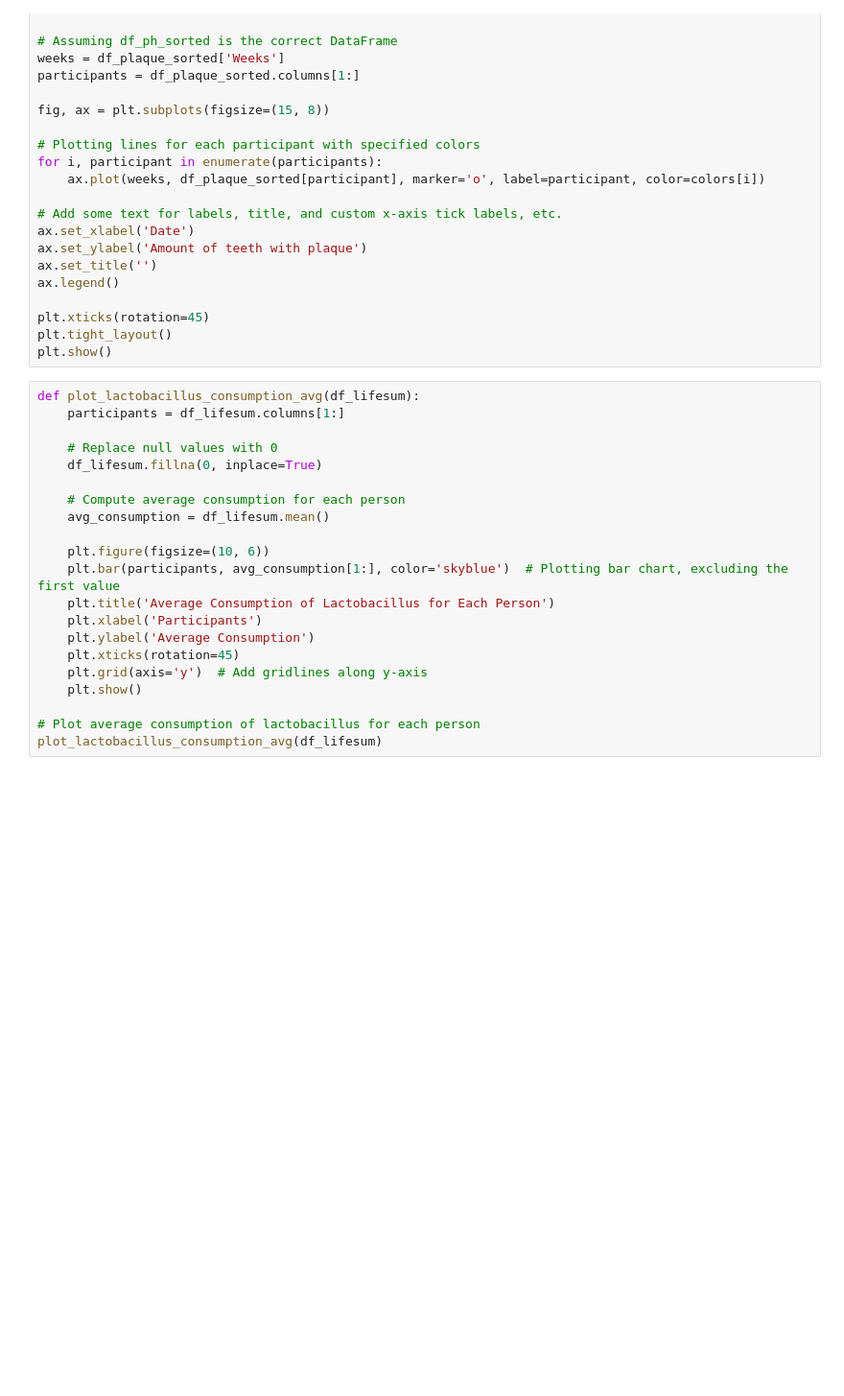
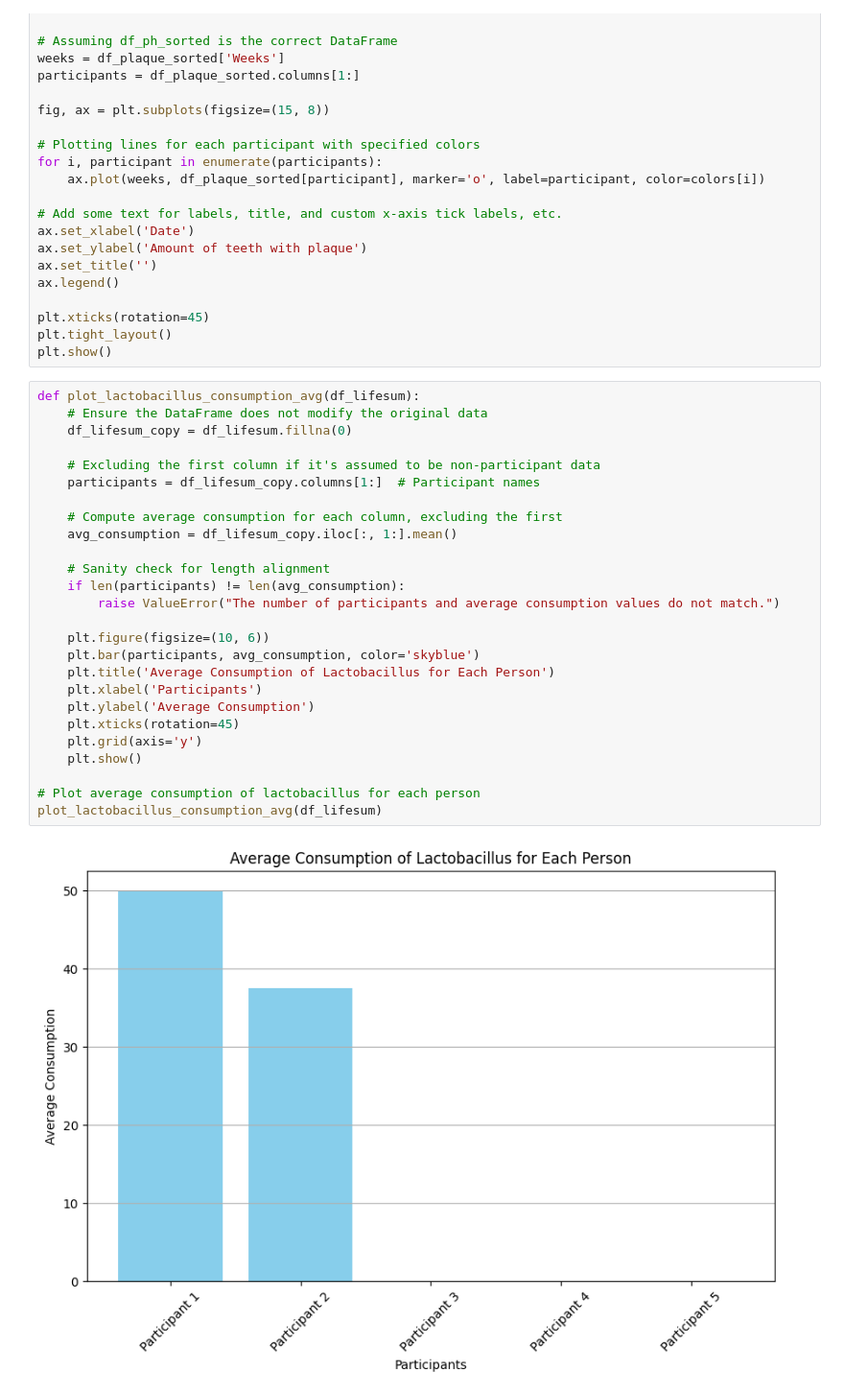
Before and after one commit to MicroMouth-Marvels/MicroMouth--Marvels, a Jupyter notebook: main.ipynb, the cells around one changed output. Shown: that part at 96% size. Cells and saved outputs as stored; diff of their text form; blank space fills up the shorter version.

Commit message:
get errors of Lifesum plot

```diff
--- a/main.ipynb
+++ b/main.ipynb
@@ -118,22 +125,29 @@ plt.tight_layout()
 plt.show()
 # %%
 def plot_lactobacillus_consumption_avg(df_lifesum):
-    participants = df_lifesum.columns[1:]
+    # Ensure the DataFrame does not modify the original data
+    df_lifesum_copy = df_lifesum.fillna(0)
 
-    # Replace null values with 0
-    df_lifesum.fillna(0, inplace=True)
+    # Excluding the first column if it's assumed to be non-participant data
+    participants = df_lifesum_copy.columns[1:]  # Participant names
 
-    # Compute average consumption for each person
-    avg_consumption = df_lifesum.mean()
+    # Compute average consumption for each column, excluding the first
+    avg_consumption = df_lifesum_copy.iloc[:, 1:].mean()
+
+    # Sanity check for length alignment
+    if len(participants) != len(avg_consumption):
+        raise ValueError("The number of participants and average consumption values do not match.")
 
     plt.figure(figsize=(10, 6))
-    plt.bar(participants, avg_consumption[1:], color='skyblue')  # Plotting bar chart, excluding the first value
+    plt.bar(participants, avg_consumption, color='skyblue')
     plt.title('Average Consumption of Lactobacillus for Each Person')
     plt.xlabel('Participants')
     plt.ylabel('Average Consumption')
     plt.xticks(rotation=45)
-    plt.grid(axis='y')  # Add gridlines along y-axis
+    plt.grid(axis='y')
     plt.show()
 
 # Plot average consumption of lactobacillus for each person
 plot_lactobacillus_consumption_avg(df_lifesum)
+# %% [output]
+[figure, added]
```
Also changed, not shown: parts of 3 cells of this notebook.
